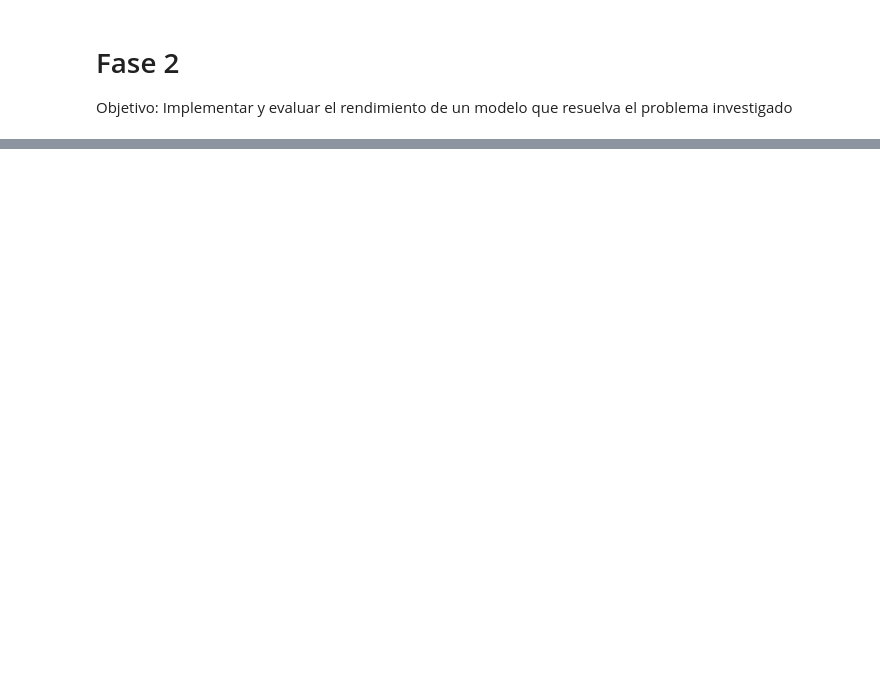
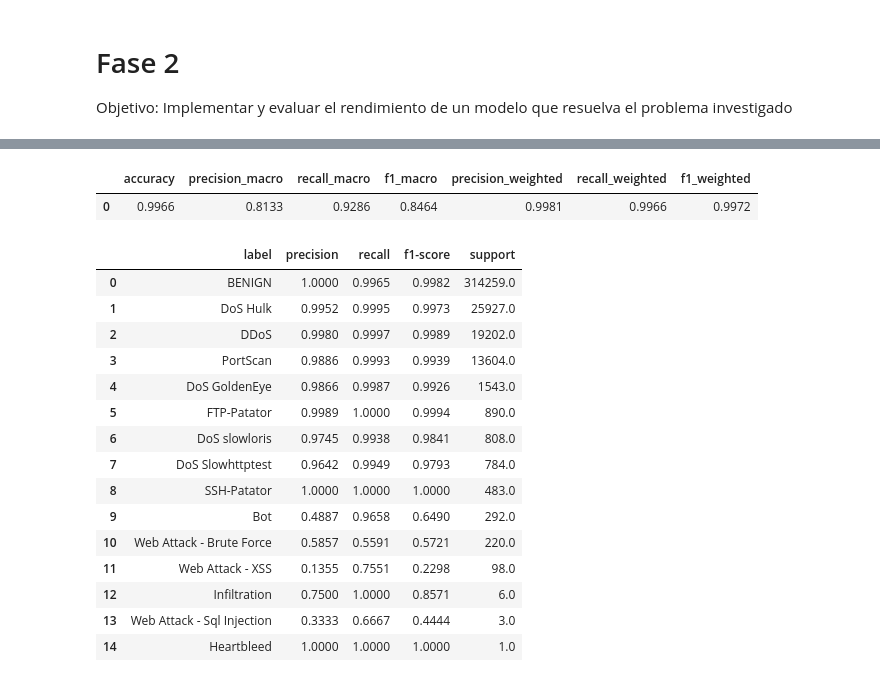
Before and after one commit to Javilejoo/Intrusion_Detection_System, a Jupyter notebook: data_mining.ipynb, the cells around one changed output, grey strips where cells are left out. Cells and saved outputs as stored; diff of their text form; code cells hidden in the pictures; blank space fills up the shorter version.

```diff
--- a/data_mining.ipynb
+++ b/data_mining.ipynb
@@ -455,0 +623,57 @@ Objetivo: Implementar y evaluar el rendimiento de un modelo que resuelva el prob
+# %%
+best_params = validation_results.loc[0, ['criterion', 'max_depth', 'min_samples_leaf']].to_dict()
+best_params['max_depth'] = int(best_params['max_depth'])
+best_params['min_samples_leaf'] = int(best_params['min_samples_leaf'])
+
+X_trainval = pd.concat([X_train, X_val], axis=0)
+y_trainval = pd.concat([y_train, y_val], axis=0)
+
+decision_tree = DecisionTreeClassifier(
+    random_state=42,
+    class_weight='balanced',
+    **best_params
+)
+decision_tree.fit(X_trainval, y_trainval)
+
+y_test_pred = decision_tree.predict(X_test)
+y_test_proba = decision_tree.predict_proba(X_test)
+
+overall_metrics = pd.DataFrame([
+    {
+        'accuracy': accuracy_score(y_test, y_test_pred),
+        'precision_macro': precision_recall_fscore_support(y_test, y_test_pred, average='macro', zero_division=0)[0],
+        'recall_macro': precision_recall_fscore_support(y_test, y_test_pred, average='macro', zero_division=0)[1],
+        'f1_macro': precision_recall_fscore_support(y_test, y_test_pred, average='macro', zero_division=0)[2],
+        'precision_weighted': precision_recall_fscore_support(y_test, y_test_pred, average='weighted', zero_division=0)[0],
+        'recall_weighted': precision_recall_fscore_support(y_test, y_test_pred, average='weighted', zero_division=0)[1],
+        'f1_weighted': precision_recall_fscore_support(y_test, y_test_pred, average='weighted', zero_division=0)[2],
+    }
+]).round(4)
+
+report = classification_report(y_test, y_test_pred, output_dict=True, zero_division=0)
+report_df = pd.DataFrame(report).T.reset_index().rename(columns={'index': 'label'})
+report_df = report_df[report_df['label'].isin(decision_tree.classes_)]
+report_df = report_df[['label', 'precision', 'recall', 'f1-score', 'support']]
+report_df = report_df.sort_values('support', ascending=False).reset_index(drop=True)
+
+display(overall_metrics)
+display(report_df.round(4))
+# %% [output]
+|  | accuracy | precision_macro | recall_macro | f1_macro | precision_weighted | recall_weighted | f1_weighted |
+| 0 | 0.9966 | 0.8133 | 0.9286 | 0.8464 | 0.9981 | 0.9966 | 0.9972 |
+|  | label | precision | recall | f1-score | support |
+| 0 | BENIGN | 1.0000 | 0.9965 | 0.9982 | 314259.0 |
+| 1 | DoS Hulk | 0.9952 | 0.9995 | 0.9973 | 25927.0 |
+| 2 | DDoS | 0.9980 | 0.9997 | 0.9989 | 19202.0 |
+| 3 | PortScan | 0.9886 | 0.9993 | 0.9939 | 13604.0 |
+| 4 | DoS GoldenEye | 0.9866 | 0.9987 | 0.9926 | 1543.0 |
+| 5 | FTP-Patator | 0.9989 | 1.0000 | 0.9994 | 890.0 |
+| 6 | DoS slowloris | 0.9745 | 0.9938 | 0.9841 | 808.0 |
+| 7 | DoS Slowhttptest | 0.9642 | 0.9949 | 0.9793 | 784.0 |
+| 8 | SSH-Patator | 1.0000 | 1.0000 | 1.0000 | 483.0 |
+| 9 | Bot | 0.4887 | 0.9658 | 0.6490 | 292.0 |
+| 10 | Web Attack - Brute Force | 0.5857 | 0.5591 | 0.5721 | 220.0 |
+| 11 | Web Attack - XSS | 0.1355 | 0.7551 | 0.2298 | 98.0 |
+| 12 | Infiltration | 0.7500 | 1.0000 | 0.8571 | 6.0 |
+| 13 | Web Attack - Sql Injection | 0.3333 | 0.6667 | 0.4444 | 3.0 |
+| 14 | Heartbleed | 1.0000 | 1.0000 | 1.0000 | 1.0 |
```
Also changed, not shown: parts of 20 cells of this notebook, 4 other files.
